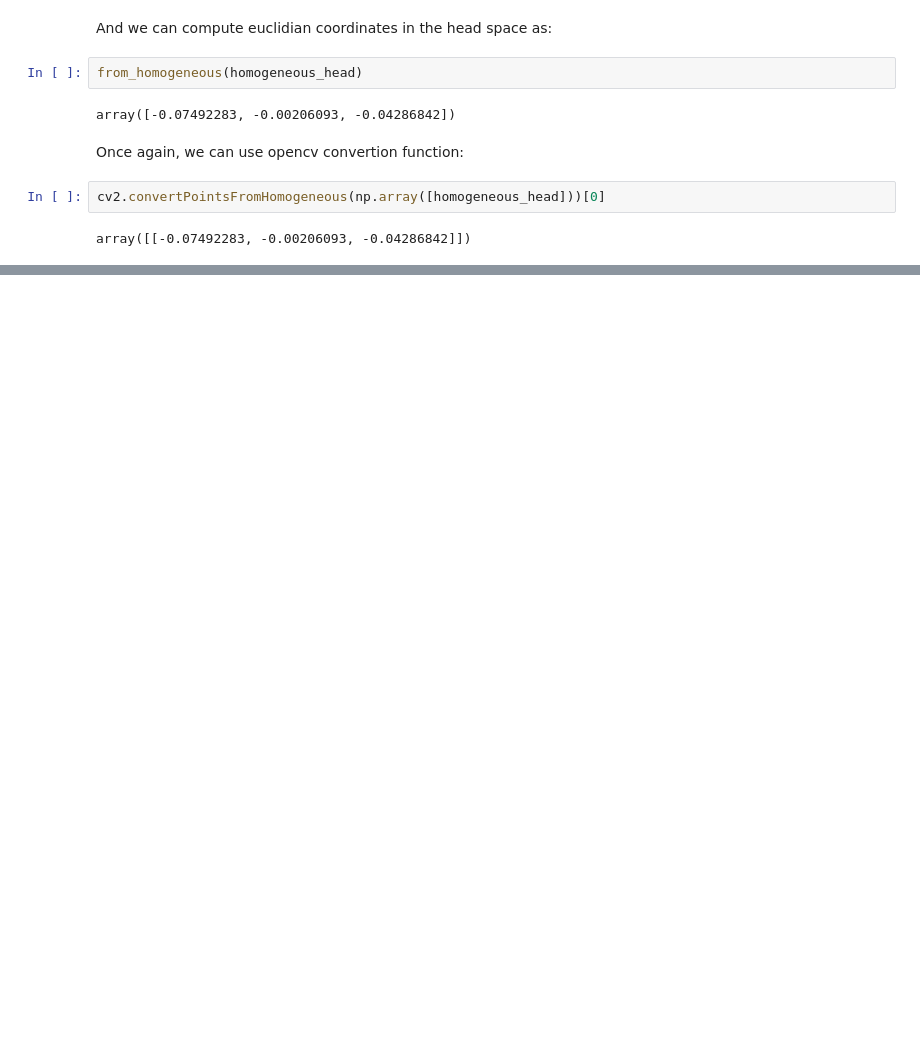
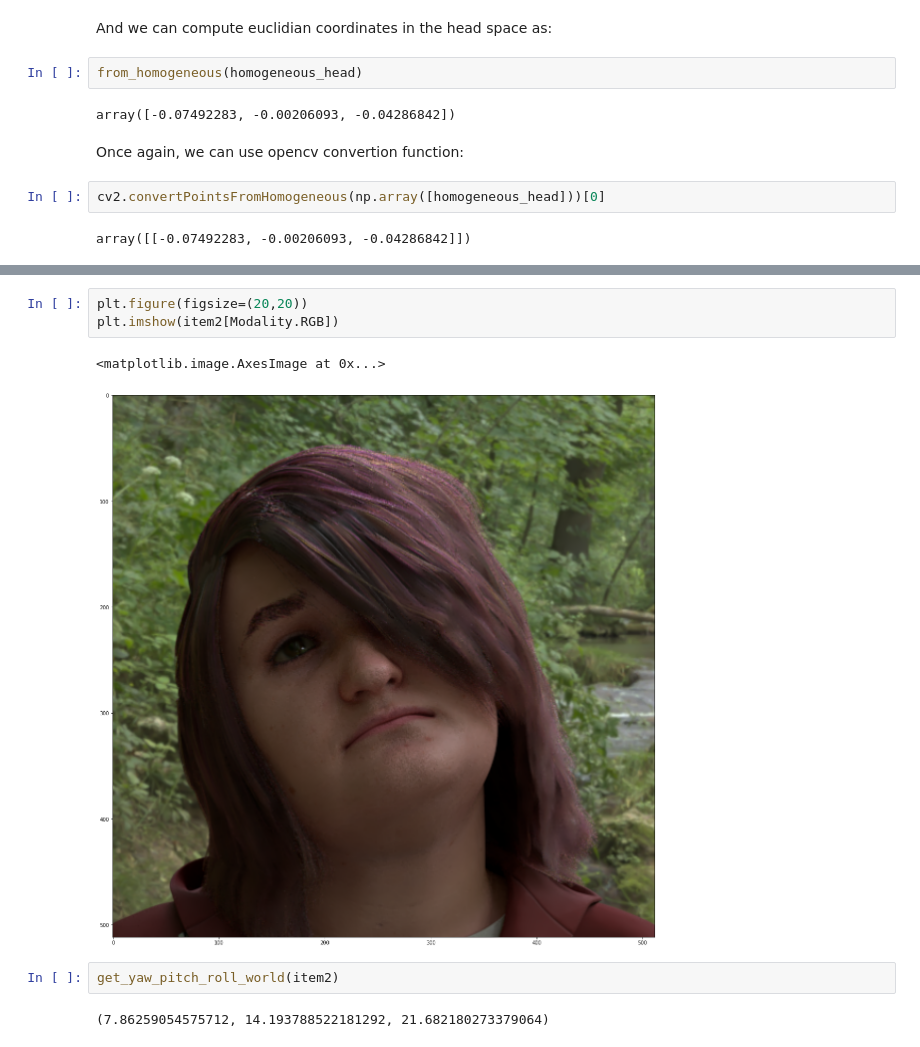
Before and after one commit to Synthesis-AI-Dev/face_api_dataset, a Jupyter notebook: examples/transforms.ipynb, the cells around one changed output, grey strips where cells are left out. Drawn from its saved outputs; the diff is of its cells as text; blank space fills up the shorter version.

```diff
--- a/examples/transforms.ipynb
+++ b/examples/transforms.ipynb
@@ -238,0 +262,10 @@ array([[-0.07492283, -0.00206093, -0.04286842]])
+# %%
+plt.figure(figsize=(20,20))
+plt.imshow(item2[Modality.RGB])
+# %% [output]
+<matplotlib.image.AxesImage at 0x...>
+[figure, added]
+# %%
+get_yaw_pitch_roll_world(item2)
+# %% [output]
+(7.86259054575712, 14.193788522181292, 21.682180273379064)
```
Also changed, not shown: parts of 7 cells of this notebook.
